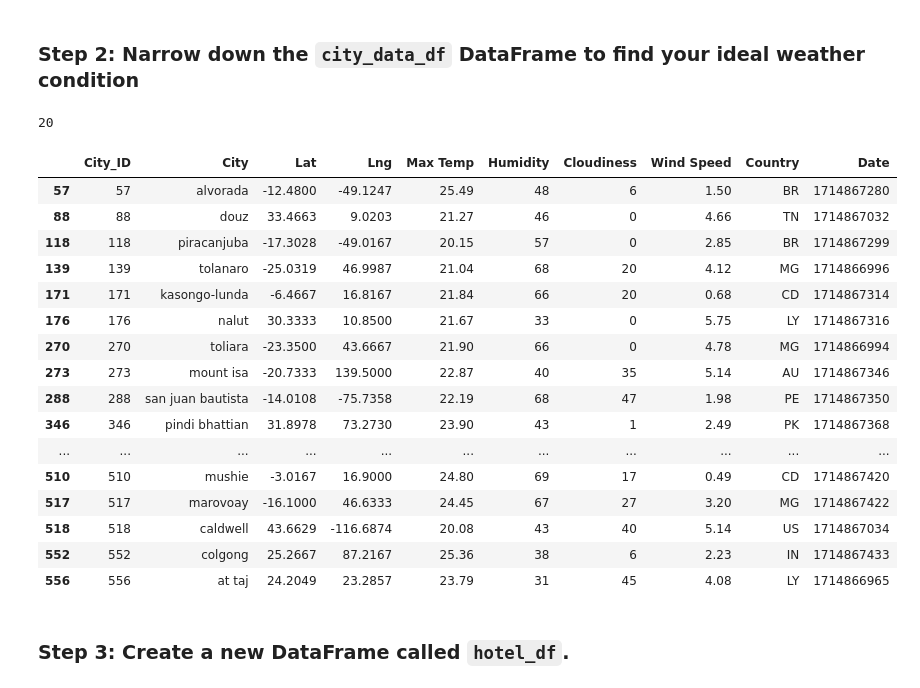
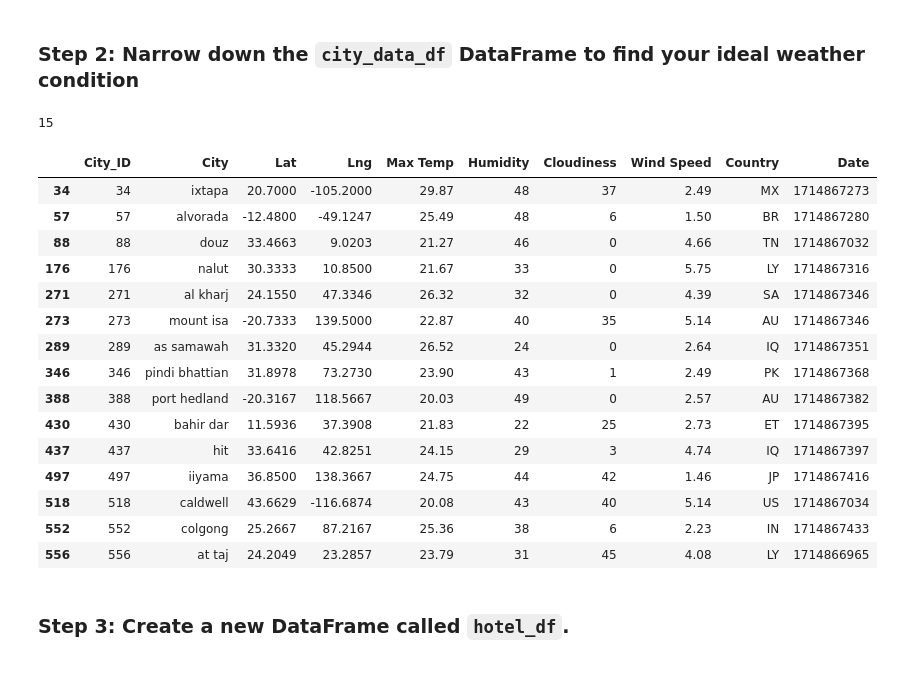
Before and after one commit to sloucel/Python-API-Challenge, a Jupyter notebook: WeatherPy/VacationPy.ipynb, the cells around one changed output. Saved outputs shown, nothing was run; the diff lists cells and outputs as text; code cells hidden in the pictures.

```diff
--- a/WeatherPy/VacationPy.ipynb
+++ b/WeatherPy/VacationPy.ipynb
@@ -60,42 +60,41 @@ map_plot_1
 # %%
 # Narrow down cities that fit criteria and drop any results with null values
 # Ideal weather conditions temp & humidity
-max_temp = 26
+max_temp = 30
 min_temp = 20
-max_humidity = 70
-min_humidity = 25
+max_humidity = 50
+min_humidity = 20
 max_cloud = 50
 max_wind_speed = 6
 
 ideal_weather_df = city_data_df[(city_data_df['Max Temp'] >= min_temp) &
                                 (city_data_df['Max Temp'] <= max_temp) &
                                 (city_data_df['Humidity'] <= max_humidity) &
                                 (city_data_df['Humidity'] >= min_humidity) &
                                 (city_data_df['Cloudiness'] <= max_cloud) &
                                 (city_data_df['Wind Speed'] <= max_wind_speed)].copy()
 
 # Drop any rows with null values
 ideal_weather_df.dropna(inplace=True)
 
 # Display sample data
 print(len(ideal_weather_df))
 ideal_weather_df.head(20)
 # %% [output]
-20
+15
 |  | City_ID | City | Lat | Lng | Max Temp | Humidity | Cloudiness | Wind Speed | Country | Date |
+| 34 | 34 | ixtapa | 20.7000 | -105.2000 | 29.87 | 48 | 37 | 2.49 | MX | 1714867273 |
 | 57 | 57 | alvorada | -12.4800 | -49.1247 | 25.49 | 48 | 6 | 1.50 | BR | 1714867280 |
 | 88 | 88 | douz | 33.4663 | 9.0203 | 21.27 | 46 | 0 | 4.66 | TN | 1714867032 |
-| 118 | 118 | piracanjuba | -17.3028 | -49.0167 | 20.15 | 57 | 0 | 2.85 | BR | 1714867299 |
-| 139 | 139 | tolanaro | -25.0319 | 46.9987 | 21.04 | 68 | 20 | 4.12 | MG | 1714866996 |
-| 171 | 171 | kasongo-lunda | -6.4667 | 16.8167 | 21.84 | 66 | 20 | 0.68 | CD | 1714867314 |
 | 176 | 176 | nalut | 30.3333 | 10.8500 | 21.67 | 33 | 0 | 5.75 | LY | 1714867316 |
-| 270 | 270 | toliara | -23.3500 | 43.6667 | 21.90 | 66 | 0 | 4.78 | MG | 1714866994 |
+| 271 | 271 | al kharj | 24.1550 | 47.3346 | 26.32 | 32 | 0 | 4.39 | SA | 1714867346 |
 | 273 | 273 | mount isa | -20.7333 | 139.5000 | 22.87 | 40 | 35 | 5.14 | AU | 1714867346 |
-| 288 | 288 | san juan bautista | -14.0108 | -75.7358 | 22.19 | 68 | 47 | 1.98 | PE | 1714867350 |
+| 289 | 289 | as samawah | 31.3320 | 45.2944 | 26.52 | 24 | 0 | 2.64 | IQ | 1714867351 |
 | 346 | 346 | pindi bhattian | 31.8978 | 73.2730 | 23.90 | 43 | 1 | 2.49 | PK | 1714867368 |
-| ... | ... | ... | ... | ... | ... | ... | ... | ... | ... | ... |
-| 510 | 510 | mushie | -3.0167 | 16.9000 | 24.80 | 69 | 17 | 0.49 | CD | 1714867420 |
-| 517 | 517 | marovoay | -16.1000 | 46.6333 | 24.45 | 67 | 27 | 3.20 | MG | 1714867422 |
+| 388 | 388 | port hedland | -20.3167 | 118.5667 | 20.03 | 49 | 0 | 2.57 | AU | 1714867382 |
+| 430 | 430 | bahir dar | 11.5936 | 37.3908 | 21.83 | 22 | 25 | 2.73 | ET | 1714867395 |
+| 437 | 437 | hit | 33.6416 | 42.8251 | 24.15 | 29 | 3 | 4.74 | IQ | 1714867397 |
+| 497 | 497 | iiyama | 36.8500 | 138.3667 | 24.75 | 44 | 42 | 1.46 | JP | 1714867416 |
 | 518 | 518 | caldwell | 43.6629 | -116.6874 | 20.08 | 43 | 40 | 5.14 | US | 1714867034 |
 | 552 | 552 | colgong | 25.2667 | 87.2167 | 25.36 | 38 | 6 | 2.23 | IN | 1714867433 |
 | 556 | 556 | at taj | 24.2049 | 23.2857 | 23.79 | 31 | 45 | 4.08 | LY | 1714866965 |
```
Also changed, not shown: parts of 4 cells of this notebook, 1 other file.
